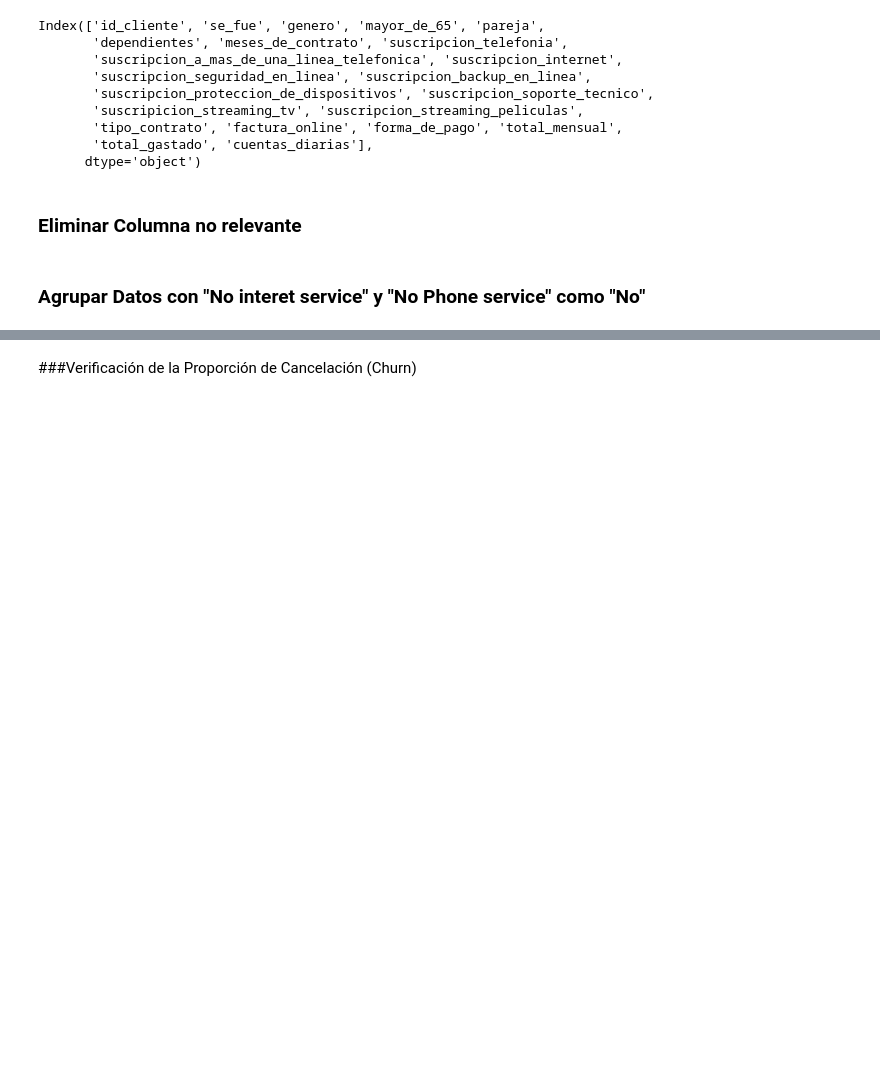
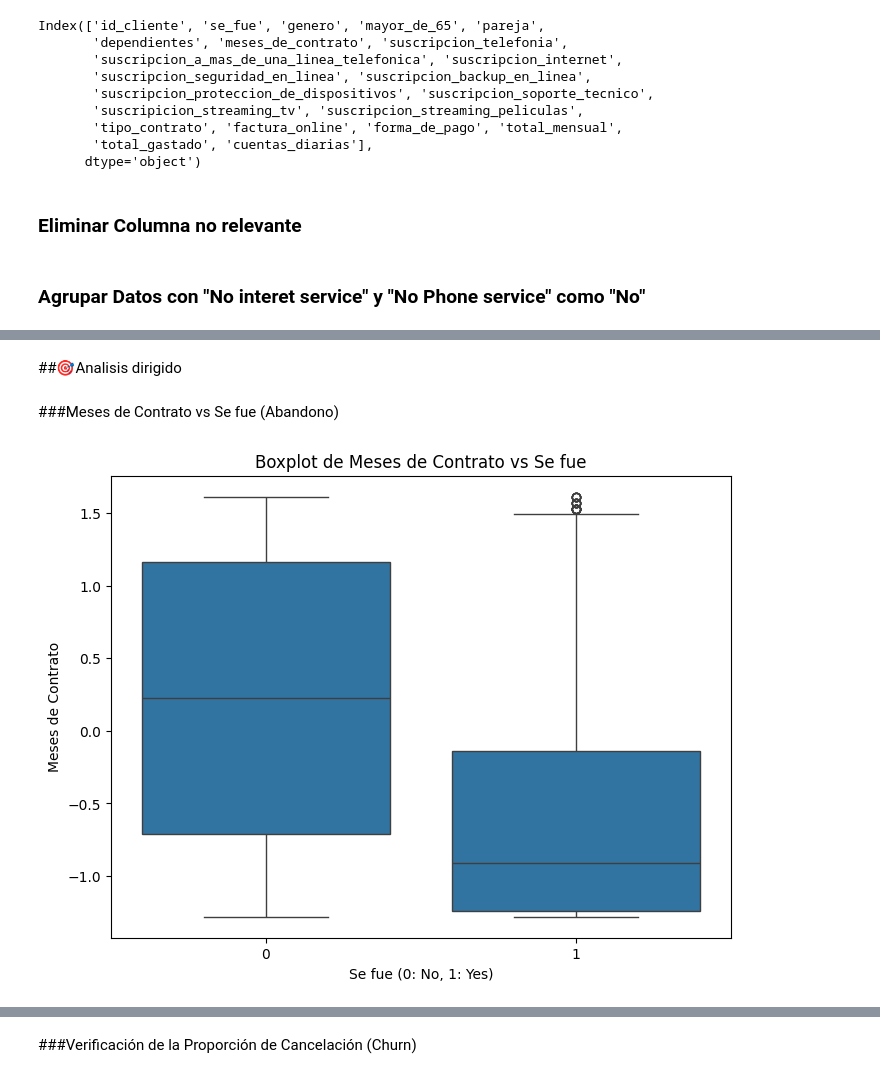
Before and after one commit to AlvinMontes/TelecomX_parte2, a Jupyter notebook: TelecomX_parte2.ipynb, the cells around one changed output, grey strips where cells are left out. Drawn from its saved outputs; the diff is of its cells as text; code cells hidden in the pictures; blank space fills up the shorter version.

```diff
--- a/TelecomX_parte2.ipynb
+++ b/TelecomX_parte2.ipynb
@@ -320,0 +320,4 @@ display(vif_data.sort_values(by="VIF", ascending=False))
+# %%
+df_ok=df_encoded.copy()
+df_ok.drop(columns=cols_to_drop, inplace=True)
+df_ok.head()
@@ -320,0 +332,14 @@ display(vif_data.sort_values(by="VIF", ascending=False))
+# %% [markdown]
+##🎯Analisis dirigido
+# %% [markdown]
+###Meses de Contrato vs Se fue (Abandono)
+# %%
+#boxplot o scatter meses_de_contrato × se_fue
+plt.figure(figsize=(8, 6))
+sns.boxplot(x='se_fue', y='meses_de_contrato', data=df_ok)
+plt.title('Boxplot de Meses de Contrato vs Se fue')
+plt.xlabel('Se fue (0: No, 1: Yes)')
+plt.ylabel('Meses de Contrato')
+plt.show()
+# %% [output]
+[figure, added]
```
Also changed, not shown: parts of 87 cells of this notebook.
